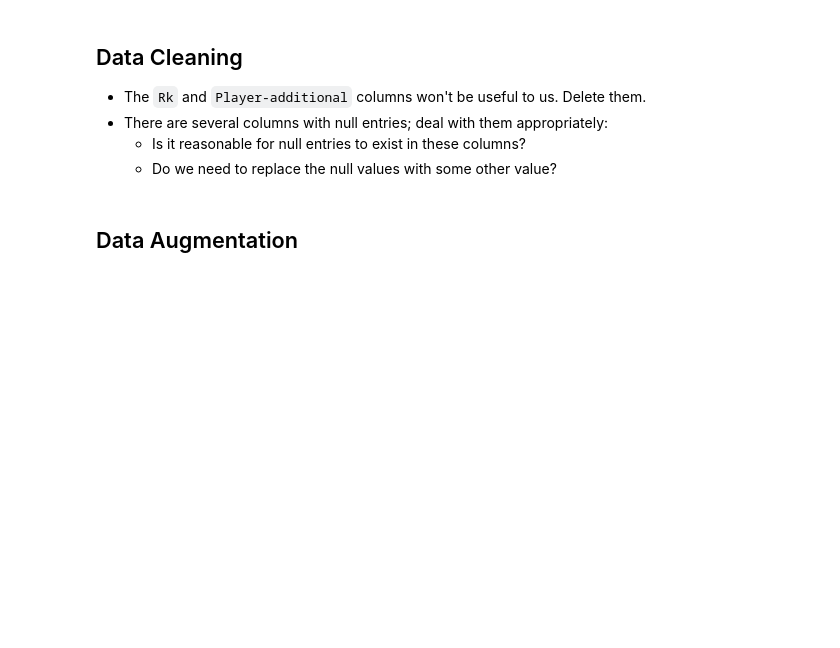
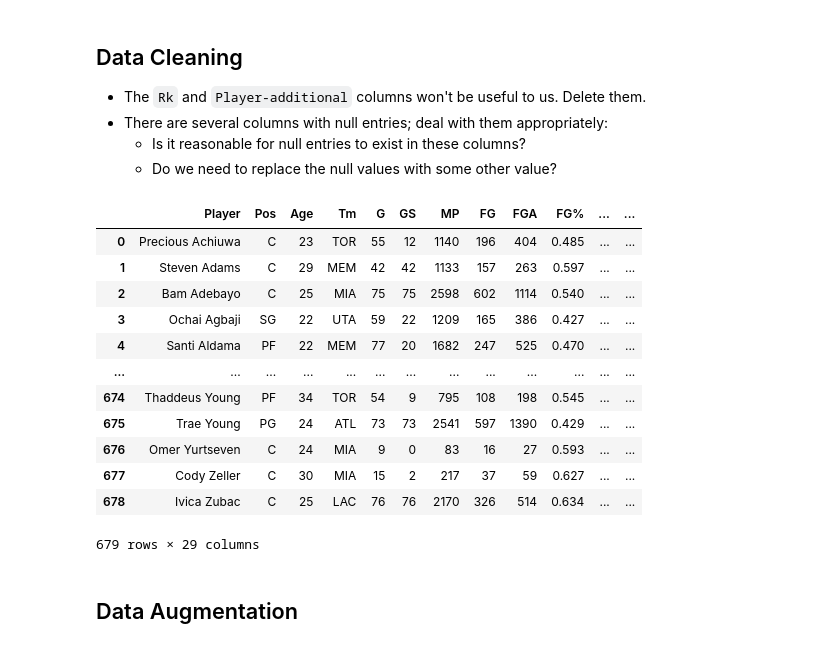
Before and after one commit to divadn/nba_project, a Jupyter notebook: nba_project.ipynb, the cells around one changed output. Saved outputs shown, nothing was run; the diff lists cells and outputs as text; code cells hidden in the pictures; blank space fills up the shorter version.

```diff
--- a/nba_project.ipynb
+++ b/nba_project.ipynb
@@ -25,6 +61,23 @@ Use `.head()` and `.info()` to ensure that the data was loaded correctly and to
     - Do we need to replace the null values with some other value?
 # %%
 # Cleaning the dataset
+nba.drop(columns = "Rk", inplace = True)
+nba.drop(columns = "Player-additional", inplace = True)
+nba.fillna(0)
+# %% [output]
+|  | Player | Pos | Age | Tm | G | GS | MP | FG | FGA | FG% | ... | ... |
+| 0 | Precious Achiuwa | C | 23 | TOR | 55 | 12 | 1140 | 196 | 404 | 0.485 | ... | ... |
+| 1 | Steven Adams | C | 29 | MEM | 42 | 42 | 1133 | 157 | 263 | 0.597 | ... | ... |
+| 2 | Bam Adebayo | C | 25 | MIA | 75 | 75 | 2598 | 602 | 1114 | 0.540 | ... | ... |
+| 3 | Ochai Agbaji | SG | 22 | UTA | 59 | 22 | 1209 | 165 | 386 | 0.427 | ... | ... |
+| 4 | Santi Aldama | PF | 22 | MEM | 77 | 20 | 1682 | 247 | 525 | 0.470 | ... | ... |
+| ... | ... | ... | ... | ... | ... | ... | ... | ... | ... | ... | ... | ... |
+| 674 | Thaddeus Young | PF | 34 | TOR | 54 | 9 | 795 | 108 | 198 | 0.545 | ... | ... |
+| 675 | Trae Young | PG | 24 | ATL | 73 | 73 | 2541 | 597 | 1390 | 0.429 | ... | ... |
+| 676 | Omer Yurtseven | C | 24 | MIA | 9 | 0 | 83 | 16 | 27 | 0.593 | ... | ... |
+| 677 | Cody Zeller | C | 30 | MIA | 15 | 2 | 217 | 37 | 59 | 0.627 | ... | ... |
+| 678 | Ivica Zubac | C | 25 | LAC | 76 | 76 | 2170 | 326 | 514 | 0.634 | ... | ... |
+679 rows × 29 columns
 # %% [markdown]
 ## Data Augmentation
 # %% [markdown]
```
Also changed, not shown: parts of 4 cells of this notebook.
